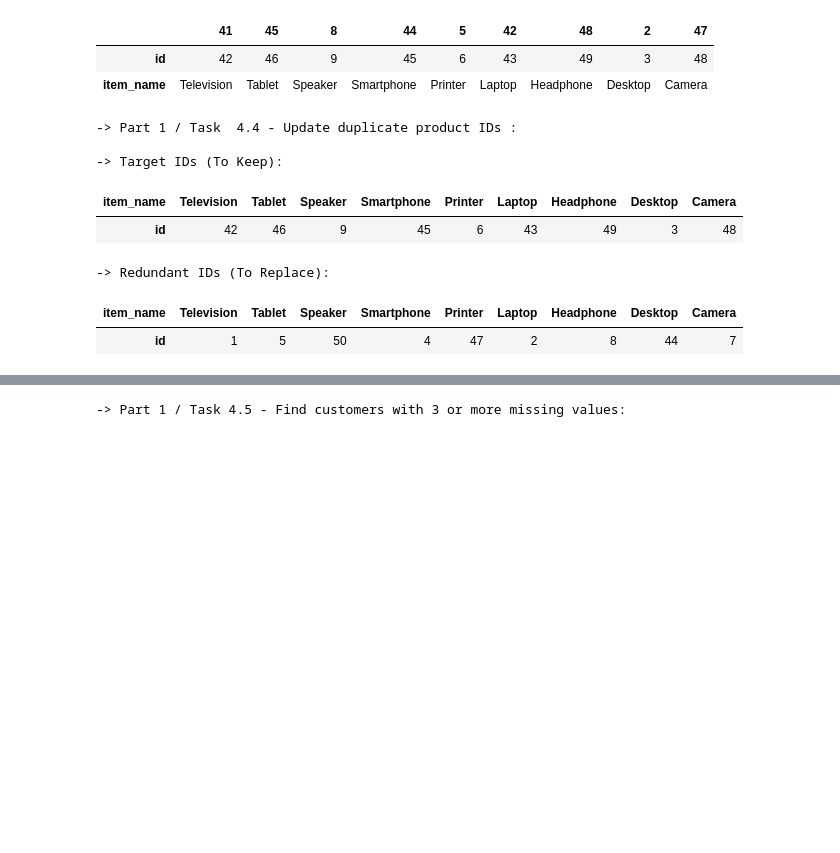
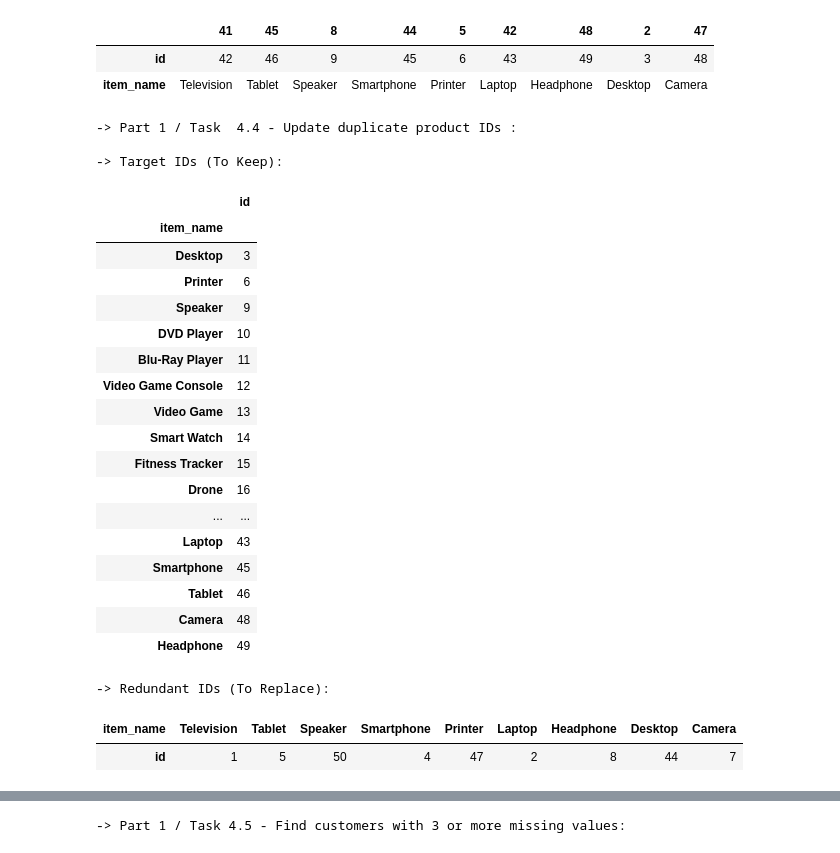
Before and after one commit to Ameed-Saleh/AI-Course-Tests, a Jupyter notebook: Test 03 - Python Libraries/Q1.ipynb, the cells around one changed output, grey strips where cells are left out. Saved outputs shown, nothing was run; the diff lists cells and outputs as text; code cells hidden in the pictures; blank space fills up the shorter version.

```diff
--- a/Test 03 - Python Libraries/Q1.ipynb
+++ b/Test 03 - Python Libraries/Q1.ipynb
@@ -269,29 +269,45 @@ display(unduplicated_ids[['id', 'item_name']].T)
 # %%
 print(f'-> Part 1 / Task  4.4 - Update duplicate product IDs :\n')
 
 # 1.4.4 — Update the order_item table
 # Replace the IDs of duplicated products in the order_item table
 # with the ID of the product that has the highest number of non-null values.
 
 id_to_name = items[['id', 'item_name']].set_index('id')['item_name'].sort_values()
 
 
-keeps_id = unduplicated_ids.set_index('item_name')['id']
+keeps_id = new_items.set_index('item_name')['id']
 drops_id = duplicated_ids.set_index('item_name')['id']
 
-order_item['item_id'] = (order_item['item_id'].map(id_to_name).map(keeps_id))
+order_item['item_id'] = order_item['item_id'].map(id_to_name).map(keeps_id)
 
 print("-> Target IDs (To Keep):")
-display(keeps_id.to_frame().T)
+display(keeps_id.to_frame())
 
 print("-> Redundant IDs (To Replace):")
 display(drops_id.to_frame().T)
 # %% [output]
 -> Part 1 / Task  4.4 - Update duplicate product IDs :
 
 -> Target IDs (To Keep):
-| item_name | Television | Tablet | Speaker | Smartphone | Printer | Laptop | Headphone | Desktop | Camera |
-| id | 42 | 46 | 9 | 45 | 6 | 43 | 49 | 3 | 48 |
+|  | id |
+| item_name |  |
+| Desktop | 3 |
+| Printer | 6 |
+| Speaker | 9 |
+| DVD Player | 10 |
+| Blu-Ray Player | 11 |
+| Video Game Console | 12 |
+| Video Game | 13 |
+| Smart Watch | 14 |
+| Fitness Tracker | 15 |
+| Drone | 16 |
+| ... | ... |
+| Laptop | 43 |
+| Smartphone | 45 |
+| Tablet | 46 |
+| Camera | 48 |
+| Headphone | 49 |
 -> Redundant IDs (To Replace):
 | item_name | Television | Tablet | Speaker | Smartphone | Printer | Laptop | Headphone | Desktop | Camera |
 | id | 1 | 5 | 50 | 4 | 47 | 2 | 8 | 44 | 7 |
```
Also changed, not shown: parts of 2 cells of this notebook, 1 other file.
